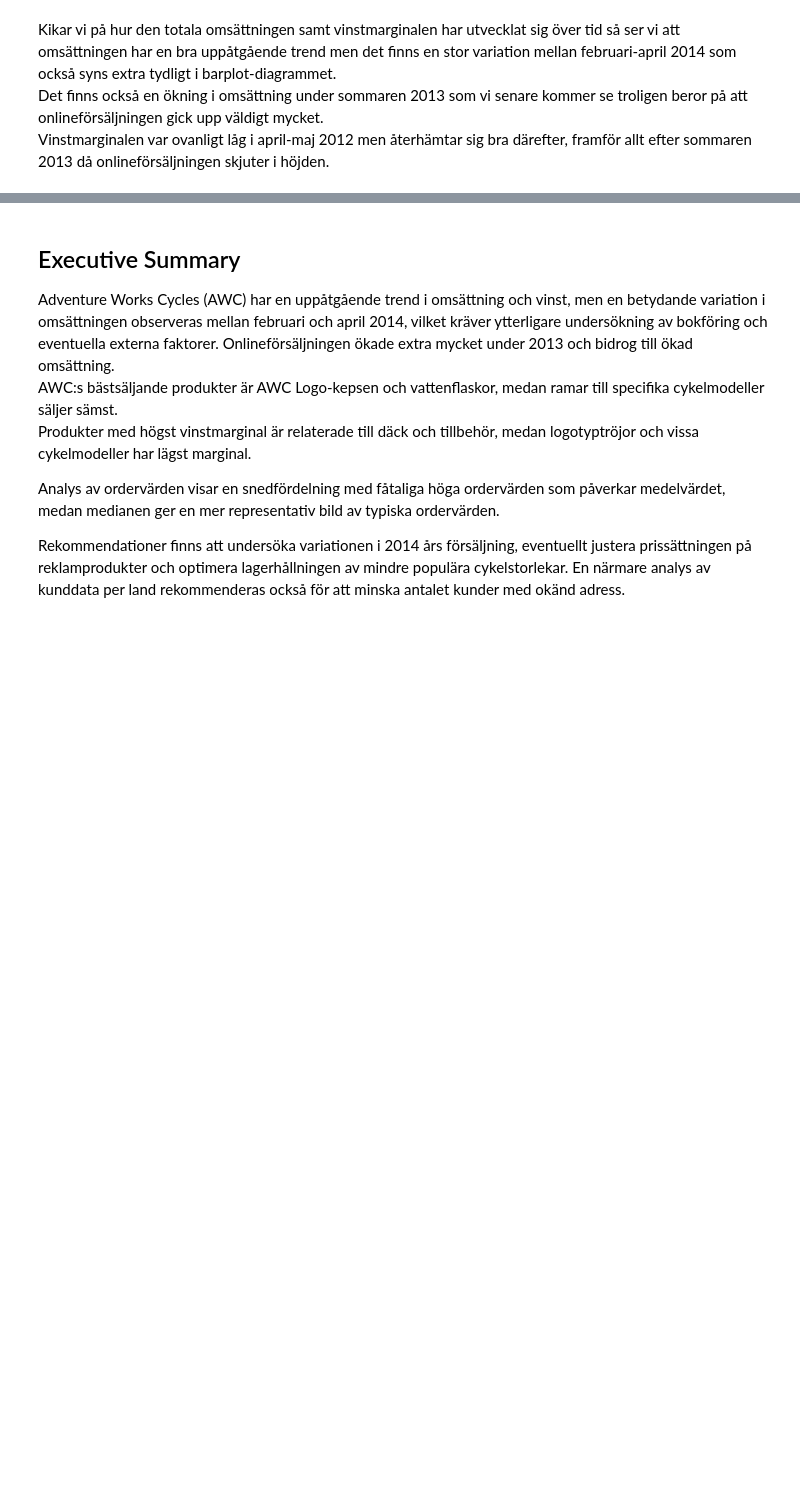
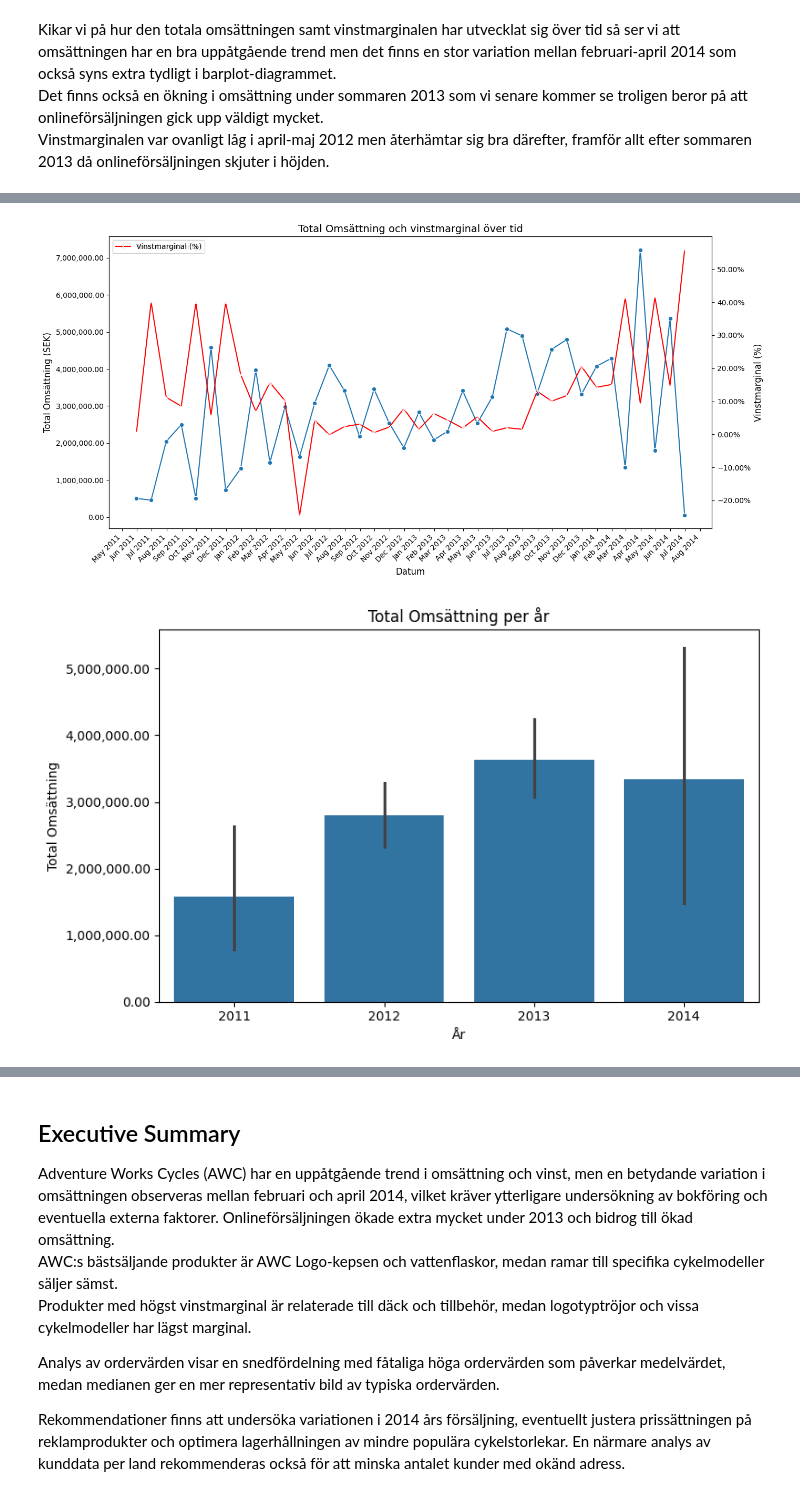
Before and after one commit to mabjq/ds24_SQL_kurs, a Jupyter notebook: Kunskapskontroll_sql.ipynb, the cells around one changed output, grey strips where cells are left out. Saved outputs shown, nothing was run; the diff lists cells and outputs as text; code cells hidden in the pictures; blank space fills up the shorter version.

```diff
--- a/Kunskapskontroll_sql.ipynb
+++ b/Kunskapskontroll_sql.ipynb
@@ -1054,0 +402,59 @@ display(minstprofit_df.style.format({col: "{:.0f}".format for col in minstprofit
+# %%
+# Omsättning och vinst per månad
+
+query = """
+    SELECT
+        EOMONTH(soh.OrderDate) AS SalesDate,
+        SUM(sod.LineTotal) AS TotalRevenue,
+        SUM(p.StandardCost * sod.OrderQty) AS TotalCost,
+        CASE
+            WHEN SUM(sod.LineTotal) = 0 THEN 0.0
+            ELSE (SUM(sod.LineTotal) - SUM(p.StandardCost * sod.OrderQty)) * 100.0 / SUM(sod.LineTotal)
+        END AS GrossProfitMargin
+    FROM
+        Sales.SalesOrderHeader soh
+    JOIN Sales.SalesOrderDetail sod ON soh.SalesOrderID = sod.SalesOrderID
+    JOIN Production.Product p ON sod.ProductID = p.ProductID
+    GROUP BY
+        EOMONTH(soh.OrderDate)
+    ORDER BY
+        SalesDate;
+"""
+oms_df = pd.read_sql(query, engine)
+
+oms_df['SalesDate'] = pd.to_datetime(oms_df['SalesDate'])
+
+fig, ax1 = plt.subplots(figsize=(14, 7))
+
+sns.lineplot(x='SalesDate', y='TotalRevenue', data=oms_df, label='Total Omsättning', marker='o', ax=ax1)
+ax1.set_xlabel('Datum', fontsize=12)
+ax1.set_ylabel('Total Omsättning (SEK)', fontsize=12)
+ax1.tick_params(axis='y')
+ax1.yaxis.set_major_formatter(mpl.ticker.StrMethodFormatter('{x:,.2f}'))
+
+ax2 = ax1.twinx()
+sns.lineplot(x='SalesDate', y='GrossProfitMargin', data=oms_df, label='Vinstmarginal (%)', marker='x', color='red', ax=ax2)
+ax2.set_ylabel('Vinstmarginal (%)', fontsize=12)
+ax2.tick_params(axis='y')
+ax2.yaxis.set_major_formatter(mpl.ticker.StrMethodFormatter('{x:.2f}%'))
+
+ax1.xaxis.set_major_locator(mdates.MonthLocator(interval=1))
+ax1.xaxis.set_major_formatter(mdates.DateFormatter('%b %Y'))
+plt.setp(ax1.get_xticklabels(), rotation=45, ha='right')
+
+plt.title('Total Omsättning och vinstmarginal över tid', fontsize=14)
+fig.tight_layout()
+plt.show()
+
+oms_df['SalesYear'] = oms_df['SalesDate'].dt.year
+plt.figure(figsize=(8, 5))
+sns.barplot(x='SalesYear', y='TotalRevenue', data=oms_df)
+plt.title('Total Omsättning per år')
+plt.xlabel('År')
+plt.ylabel('Total Omsättning')
+plt.gca().yaxis.set_major_formatter(mpl.ticker.StrMethodFormatter('{x:,.2f}'))
+plt.tight_layout()
+plt.show()
+# %% [output]
+[figure, added]
+[figure, added]
```
Also changed, not shown: parts of 49 cells of this notebook.
